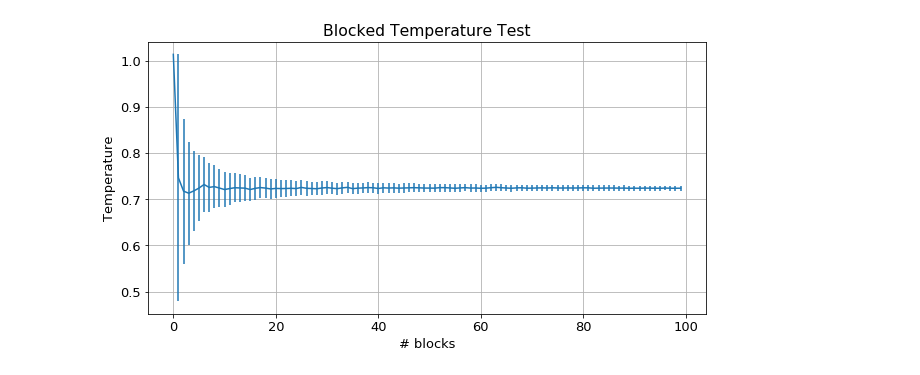
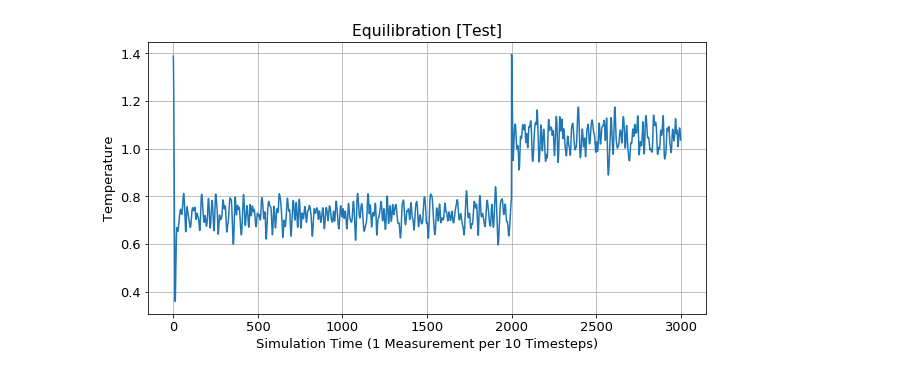
Before and after one commit to edoardodraetta/lsn_esercizi, a Jupyter notebook: Esercizio_4.ipynb, the cells around one changed output. Cells and saved outputs as stored; diff of their text form; code cells hidden in the pictures.

```diff
--- a/Esercizio_4.ipynb
+++ b/Esercizio_4.ipynb
@@ -12,20 +14,16 @@ import math
 
 plt.rcParams.update({'font.size': 13})
 # %%
-datafile = "./data/ave_temp.out"
-I, err = np.loadtxt(datafile, usecols=(0, 2), delimiter=' ', unpack='true')
+datafile = "./data/equilibration_4.1.dat"
+temp = np.loadtxt(datafile, usecols=(0))
 
-N = 100        # Blocks
-
-x = np.arange(N)
+x = np.arange(3000)
 plt.figure(figsize=(10, 5))
+plt.plot(x, temp)
 plt.grid(True)
-plt.errorbar(x, I, yerr=err)
-
-plt.xlabel('# blocks')
+plt.xlabel('Simulation Time (1 Measurement per 10 Timesteps)')
 plt.ylabel('Temperature')
-plt.title('Blocked Temperature Test')
-# plt.savefig('./figures/2.1.1.png')
+plt.title('Equilibration [Test]')
 plt.show()
 # %% [output]
-[figure, old version]
+[figure, new version]
```
Also changed, not shown: parts of 5 cells of this notebook, 2 other files.
